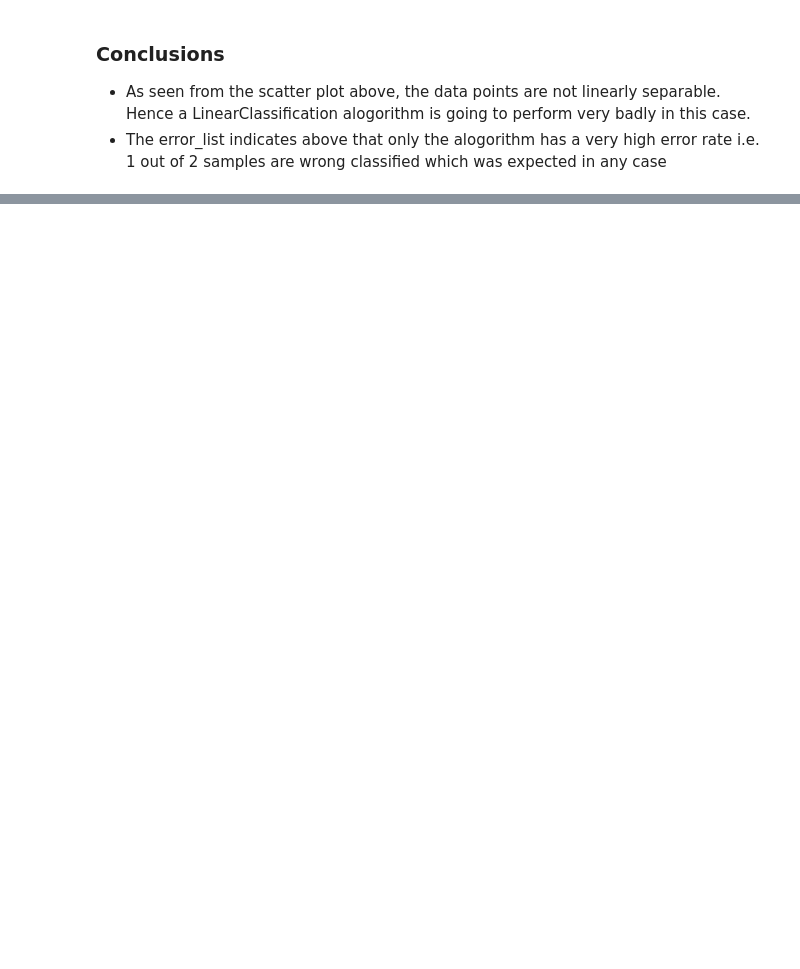
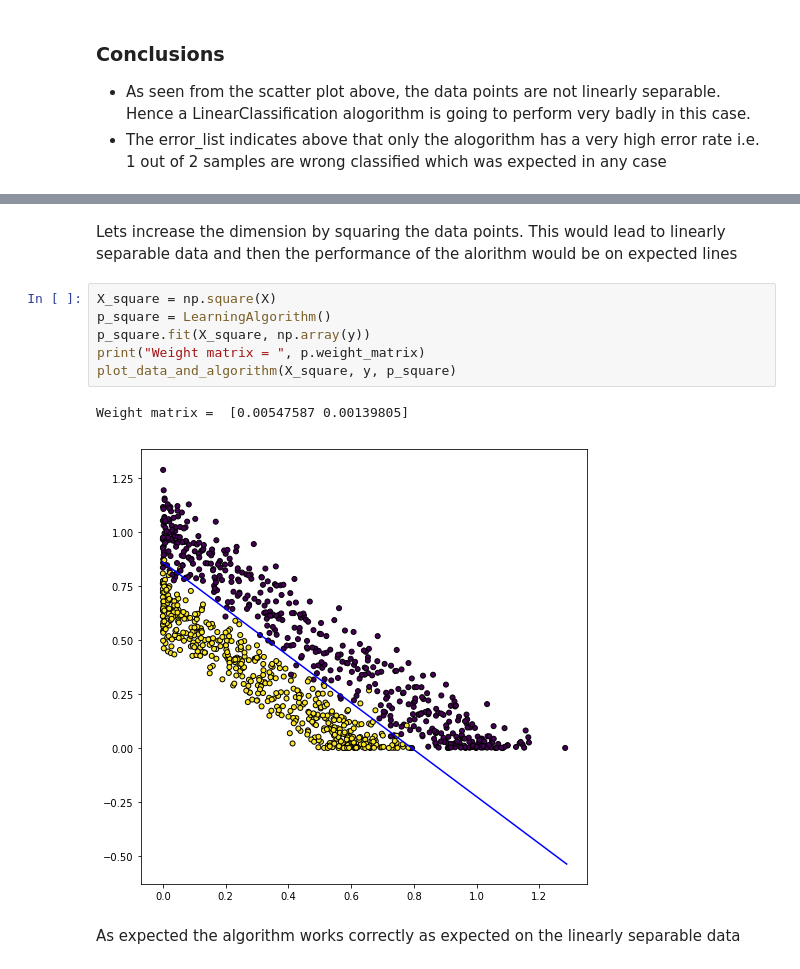
Before and after one commit to vipulpopat/MSCAI_Sem1_Etivity3, a Jupyter notebook: Etivity3_ID18195121_LinearClassification.ipynb, the cells around one changed output, grey strips where cells are left out. Drawn from its saved outputs; the diff is of its cells as text; blank space fills up the shorter version.

```diff
--- a/Etivity3_ID18195121_LinearClassification.ipynb
+++ b/Etivity3_ID18195121_LinearClassification.ipynb
@@ -85,0 +121,13 @@ Weight matrix =  [-0.00082259 -0.00794668]
+# %% [markdown]
+Lets increase the dimension by squaring the data points. This would lead to linearly separable data and then the performance of the alorithm would be on expected lines
+# %%
+X_square = np.square(X)
+p_square = LearningAlgorithm()
+p_square.fit(X_square, np.array(y))
+print("Weight matrix = ", p.weight_matrix)
+plot_data_and_algorithm(X_square, y, p_square)
+# %% [output]
+Weight matrix =  [0.00547587 0.00139805]
+[figure, added]
+# %% [markdown]
+As expected the algorithm works correctly as expected on the linearly separable data
```
Also changed, not shown: parts of 7 cells of this notebook.
